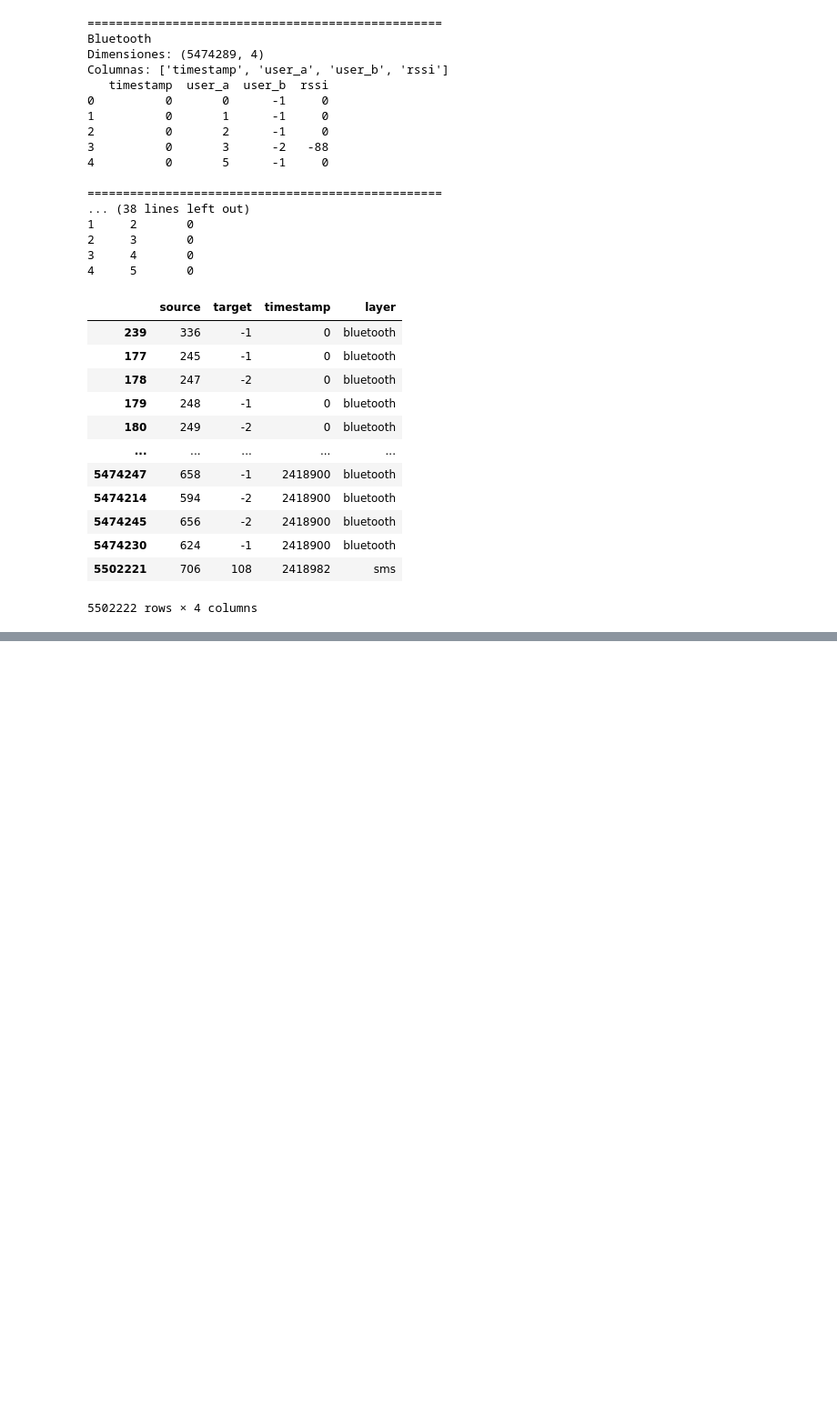
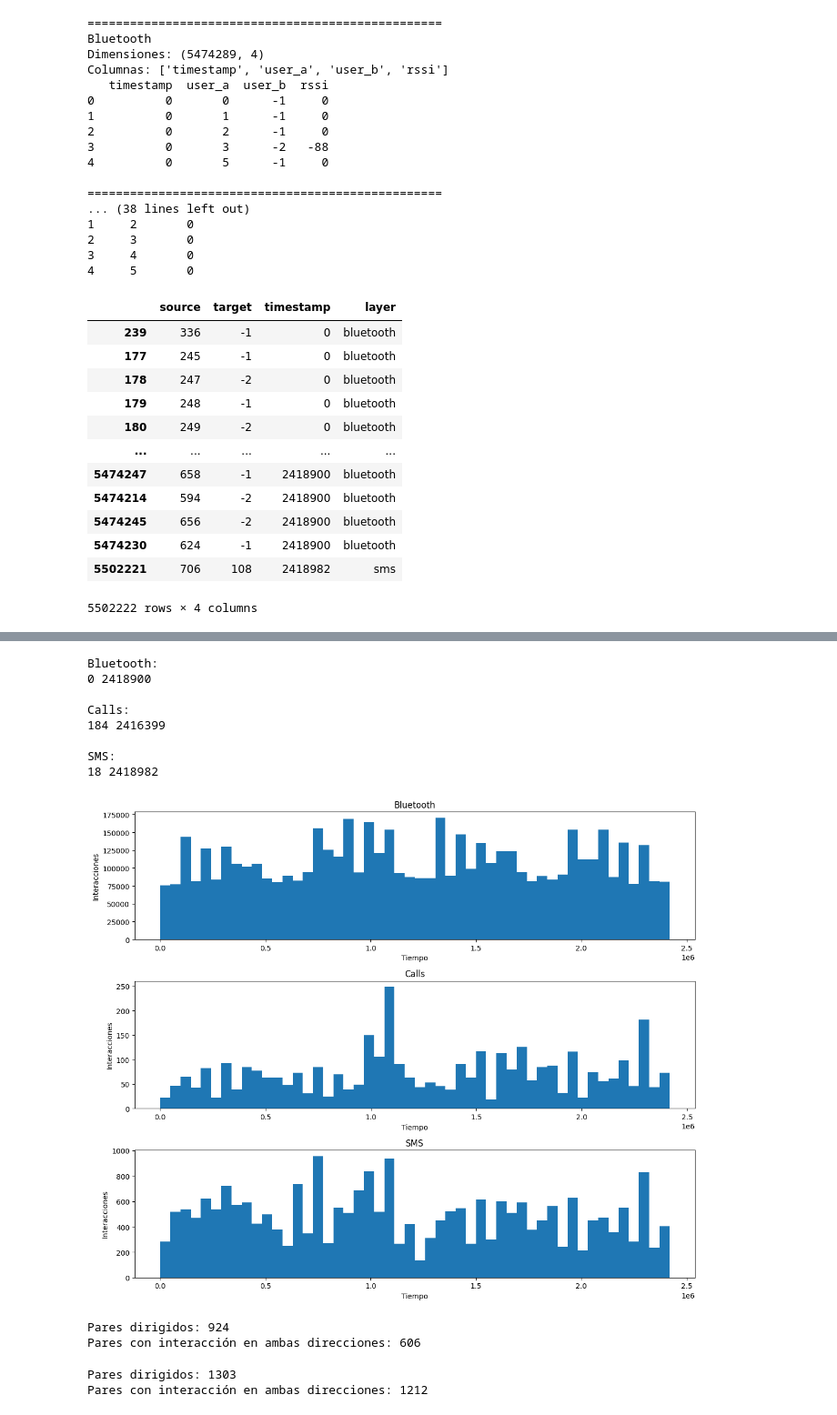
Before and after one commit to cnosa/blockregressiondynamicsnetwork, a Jupyter notebook: data/data_exploration.ipynb, the cells around one changed output, grey strips where cells are left out. Shown at 91% size. Cells and saved outputs as stored; diff of their text form; code cells hidden in the pictures; blank space fills up the shorter version.

```diff
--- a/data/data_exploration.ipynb
+++ b/data/data_exploration.ipynb
@@ -2297,0 +2423,73 @@ display(dynamic_network)
+# %%
+print("Bluetooth:")
+print(df_bt["timestamp"].min(), df_bt["timestamp"].max())
+
+print("\nCalls:")
+print(df_calls["timestamp"].min(), df_calls["timestamp"].max())
+
+print("\nSMS:")
+print(df_sms["timestamp"].min(), df_sms["timestamp"].max())
+
+fig, axes = plt.subplots(3, 1, figsize=(12, 10))
+
+axes[0].hist(df_bt["timestamp"], bins=50)
+axes[0].set_title("Bluetooth")
+axes[0].set_xlabel("Tiempo")
+axes[0].set_ylabel("Interacciones")
+
+axes[1].hist(df_calls["timestamp"], bins=50)
+axes[1].set_title("Calls")
+axes[1].set_xlabel("Tiempo")
+axes[1].set_ylabel("Interacciones")
+
+axes[2].hist(df_sms["timestamp"], bins=50)
+axes[2].set_title("SMS")
+axes[2].set_xlabel("Tiempo")
+axes[2].set_ylabel("Interacciones")
+
+plt.tight_layout()
+plt.show()
+# %% [output]
+Bluetooth:
+0 2418900
+
+Calls:
+184 2416399
+
+SMS:
+18 2418982
+[figure, added]
+# %%
+# ¿Cuántos pares aparecen en ambas direcciones?
+
+calls_forward = set(
+    zip(df_calls["caller"], df_calls["callee"])
+)
+
+calls_reverse = set(
+    (j, i) for i, j in calls_forward
+)
+
+mutual_calls = calls_forward.intersection(calls_reverse)
+
+print("Pares dirigidos:", len(calls_forward))
+print("Pares con interacción en ambas direcciones:", len(mutual_calls))
+# %% [output]
+Pares dirigidos: 924
+Pares con interacción en ambas direcciones: 606
+# %%
+sms_forward = set(
+    zip(df_sms["sender"], df_sms["recipient"])
+)
+
+sms_reverse = set(
+    (j, i) for i, j in sms_forward
+)
+
+mutual_sms = sms_forward.intersection(sms_reverse)
+
+print("Pares dirigidos:", len(sms_forward))
+print("Pares con interacción en ambas direcciones:", len(mutual_sms))
+# %% [output]
+Pares dirigidos: 1303
+Pares con interacción en ambas direcciones: 1212
```
Also changed, not shown: parts of 10 cells of this notebook.
